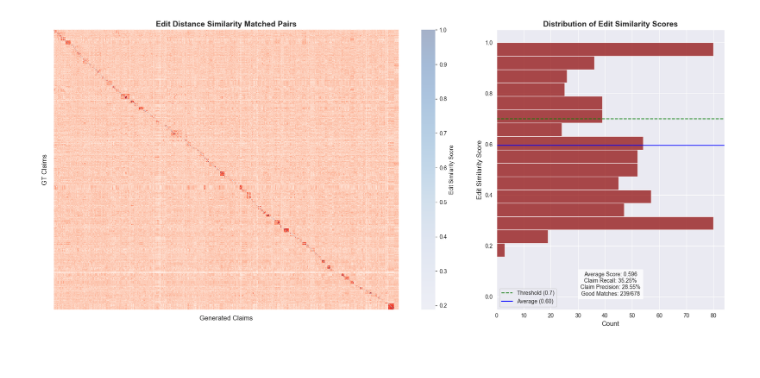
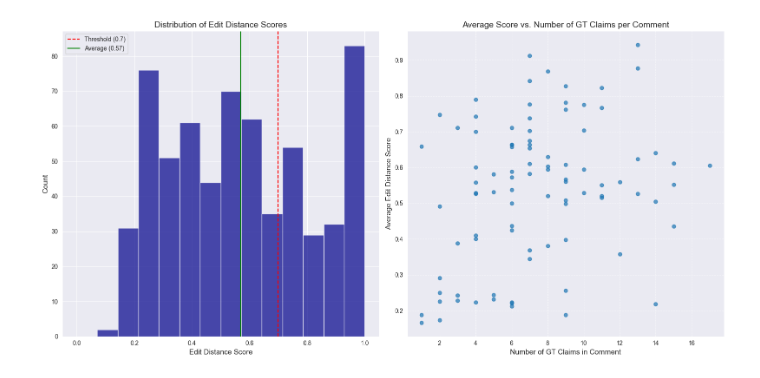
Before and after one commit to gulliver8/KNN_FactChecking, a Jupyter notebook: compare_edit_distance.ipynb, the cells around one changed output. Cells and saved outputs as stored; diff of their text form; code cells hidden in the pictures.

Commit message:
Added edit distance approach update

```diff
--- a/compare_edit_distance.ipynb
+++ b/compare_edit_distance.ipynb
@@ -68,16 +62 @@ for i in range(num_gt):
-# %%
-# Hungarian algorithm for optimal matching
-cost_matrix = -similarity_matrix  # Convert similarity to cost
-row_ind, col_ind = linear_sum_assignment(cost_matrix)
-
-# Create dataframe of matched pairs
-pairs = []
-for r, c in zip(row_ind, col_ind):
-    pairs.append({
-        'GT_Claim': gt_claims[r],
-        'Generated_Claim': loki_claims[c],
-        'Edit_Similarity': similarity_matrix[r, c]
-    })
-
-df_pairs = pd.DataFrame(pairs)
 # %%
@@ -101,63 +148,26 @@ Edit Distance Metric: Claim Precision (fraction of generated claims that are goo
 # %%
 # Visualization
-fig, (ax1, ax2) = plt.subplots(1, 2, figsize=(18, 8), gridspec_kw={'width_ratios': [2, 1]})
+# Visualization
+fig, (ax1, ax2) = plt.subplots(1, 2, figsize=(16, 8))
 
-# Create mask for highlighting matched pairs
-mask = np.ones_like(similarity_matrix, dtype=bool)
-for r, c in zip(row_ind, col_ind):
-    mask[r, c] = False
+# Distribution of scores
+bins = np.linspace(0, 1, 15)
+ax1.hist(all_scores, bins=bins, color='darkblue', alpha=0.7)
+ax1.axvline(x=threshold, color='red', linestyle='--', label=f'Threshold ({threshold})')
+ax1.axvline(x=overall_avg_score, color='green', linestyle='-', label=f'Average ({overall_avg_score:.2f})')
+ax1.set_title('Distribution of Edit Distance Scores', fontsize=14)
+ax1.set_xlabel('Edit Distance Score', fontsize=12)
+ax1.set_ylabel('Count', fontsize=12)
+ax1.legend()
 
-# Plot heatmap with highlighted matches
-sns.heatmap(
-    similarity_matrix,
-    cmap='Blues',
-    mask=mask,
-    cbar_kws={'label': 'Edit Similarity Score'},
-    ax=ax1,
-    square=True,
-    alpha=0.3
-)
-
-sns.heatmap(
-    similarity_matrix,
-    cmap='Reds',
-    mask=~mask,
-    cbar=False,
-    ax=ax1,
-    square=True
-)
-
-ax1.set_title('Edit Distance Similarity Matched Pairs', fontsize=14, fontweight='bold')
-ax1.set_xlabel('Generated Claims', fontsize=12)
-ax1.set_ylabel('GT Claims', fontsize=12)
-
-# Reduce tick density for large matrices
-if similarity_matrix.shape[0] > 20 or similarity_matrix.shape[1] > 20:
-    step = max(1, min(similarity_matrix.shape) // 10)
-    ax1.set_xticks(np.arange(0, similarity_matrix.shape[1], step))
-    ax1.set_yticks(np.arange(0, similarity_matrix.shape[0], step))
-
-# Plot distribution of matched scores
-bins = np.linspace(0, 1, 20)
-ax2.hist(matched_scores, bins=bins, orientation='horizontal', color='darkred', alpha=0.7)
-ax2.axhline(y=threshold, color='green', linestyle='--', label=f'Threshold ({threshold})')
-ax2.axhline(y=avg_matched_score, color='blue', linestyle='-', label=f'Average ({avg_matched_score:.2f})')
-ax2.set_title('Distribution of Edit Similarity Scores', fontsize=14, fontweight='bold')
-ax2.set_xlabel('Count', fontsize=12)
-ax2.set_ylabel('Edit Similarity Score', fontsize=12)
-ax2.legend()
-
-# Add metrics text
-metrics_text = (
-    f"Average Score: {avg_matched_score:.3f}\n"
-    f"Claim Recall: {claim_recall:.2%}\n"
-    f"Claim Precision: {claim_precision:.2%}\n"
-    f"Good Matches: {num_good_matches}/{num_gt}"
-)
-ax2.text(0.5, 0.05, metrics_text, transform=ax2.transAxes,
-         bbox=dict(facecolor='white', alpha=0.8), ha='center')
+# Per-comment metrics
+ax2.scatter(df_metrics['GT_Claims'], df_metrics['Avg_Score'], alpha=0.7)
+ax2.set_title('Average Score vs. Number of GT Claims per Comment', fontsize=14)
+ax2.set_xlabel('Number of GT Claims in Comment', fontsize=12)
+ax2.set_ylabel('Average Edit Distance Score', fontsize=12)
+ax2.grid(True, linestyle='--', alpha=0.7)
 
 plt.tight_layout()
 plt.show()
 # %% [output]
-[figure, old version]
+[figure, new version]
```
Also changed, not shown: parts of 4 cells of this notebook, 1 other file.
